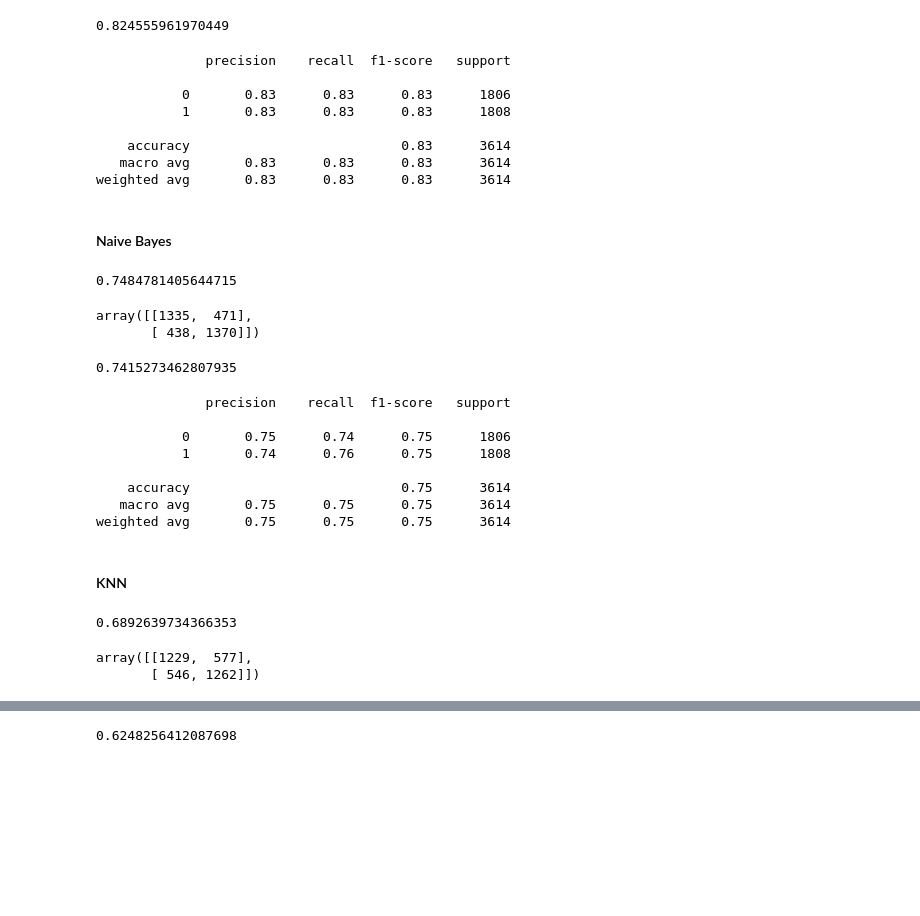
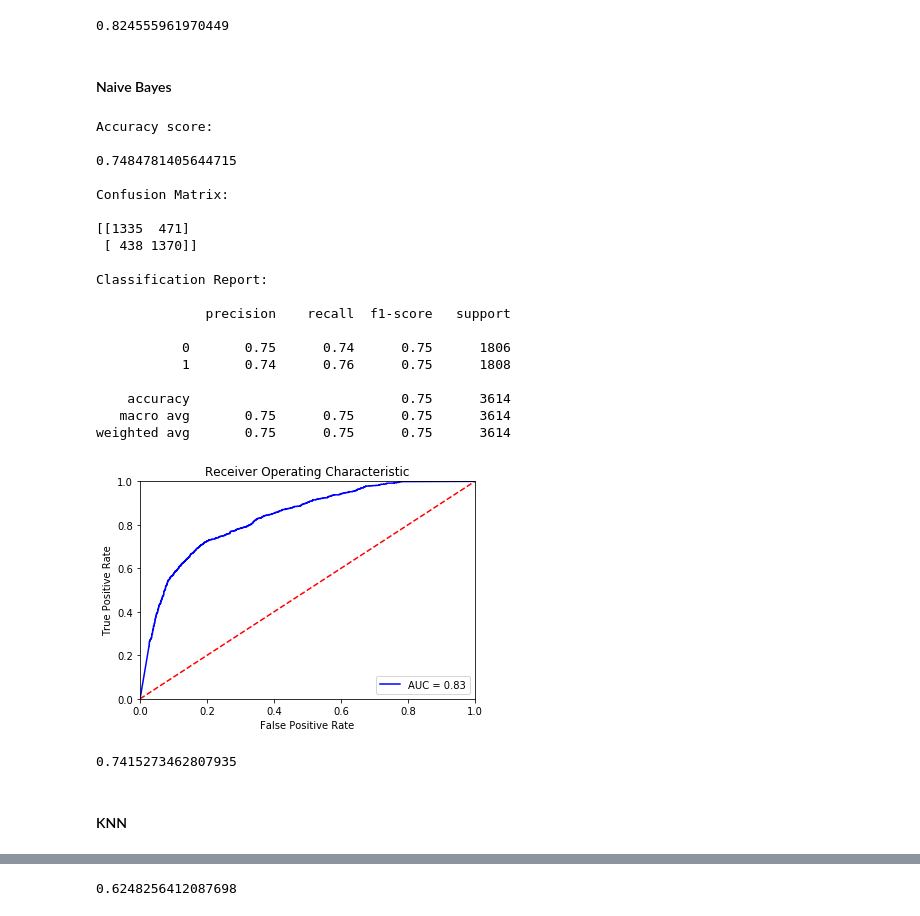
Before and after one commit to egemenzeytinci/cancellation-prediction, a Jupyter notebook: modelling.ipynb, the cells around one changed output, grey strips where cells are left out. Cells and saved outputs as stored; diff of their text form; code cells hidden in the pictures; blank space fills up the shorter version.

```diff
--- a/modelling.ipynb
+++ b/modelling.ipynb
@@ -248,17 +318,6 @@ array([[1499,  307],
 cross_val_score(log, X_test, y_test, cv=10).mean()
 # %% [output]
 0.824555961970449
-# %%
-print(classification_report(y_test, y_pred))
-# %% [output]
-              precision    recall  f1-score   support
-
-           0       0.83      0.83      0.83      1806
-           1       0.83      0.83      0.83      1808
-
-    accuracy                           0.83      3614
-   macro avg       0.83      0.83      0.83      3614
-weighted avg       0.83      0.83      0.83      3614
 # %% [markdown]
 #### Naive Bayes
 # %%
@@ -268,27 +325,31 @@ y_pred = nb.predict(X_test)
-# %%
-accuracy_score(y_test, y_pred)
-# %% [output]
-0.7484781405644715
-# %%
-confusion_matrix(y_test, y_pred)
-# %% [output]
-array([[1335,  471],
-       [ 438, 1370]])
+# %%
+report.metrics(nb)
+report.plot_roc_curve(nb)
+# %% [output]
+Accuracy score:
+
+0.7484781405644715
+
+Confusion Matrix:
+
+[[1335  471]
+ [ 438 1370]]
+
+Classification Report:
+
+              precision    recall  f1-score   support
+
+           0       0.75      0.74      0.75      1806
+           1       0.74      0.76      0.75      1808
+
+    accuracy                           0.75      3614
+   macro avg       0.75      0.75      0.75      3614
+weighted avg       0.75      0.75      0.75      3614
+[figure, added]
 # %%
 cross_val_score(nb, X_test, y_test, cv=10).mean()
 # %% [output]
 0.7415273462807935
-# %%
-print(classification_report(y_test, y_pred))
-# %% [output]
-              precision    recall  f1-score   support
-
-           0       0.75      0.74      0.75      1806
-           1       0.74      0.76      0.75      1808
-
-    accuracy                           0.75      3614
-   macro avg       0.75      0.75      0.75      3614
-weighted avg       0.75      0.75      0.75      3614
 # %% [markdown]
 #### KNN
 # %%
@@ -300,9 +358,0 @@ y_pred = knn.predict(X_test)
-# %%
-accuracy_score(y_test, y_pred)
-# %% [output]
-0.6892639734366353
-# %%
-confusion_matrix(y_test, y_pred)
-# %% [output]
-array([[1229,  577],
-       [ 546, 1262]])
```
Also changed, not shown: parts of 86 cells of this notebook, 1 other file.
